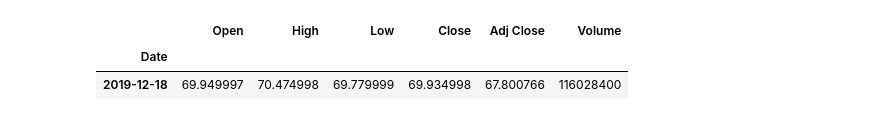
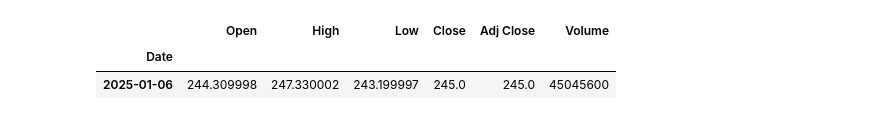
Before and after one commit to protimroy/forecasting_comparison, a Jupyter notebook: stock_forecasting.ipynb, the cells around one changed output. Cells and saved outputs as stored; diff of their text form; code cells hidden in the pictures.

```diff
--- a/stock_forecasting.ipynb
+++ b/stock_forecasting.ipynb
@@ -291,8 +452,8 @@ print(pred_price)
 # %%
 # Get the quote
-apple_quote2 = yf.download('AAPL', start='2019-12-18', end='2019-12-19', progress=False)
+apple_quote2 = yf.download('AAPL', start='2025-01-05', end='2025-01-7', progress=False)
 apple_quote2
 # %% [output]
 |  | Open | High | Low | Close | Adj Close | Volume |
 | Date |  |  |  |  |  |  |
-| 2019-12-18 | 69.949997 | 70.474998 | 69.779999 | 69.934998 | 67.800766 | 116028400 |
+| 2025-01-06 | 244.309998 | 247.330002 | 243.199997 | 245.0 | 245.0 | 45045600 |
```
Also changed, not shown: parts of 56 cells of this notebook.
